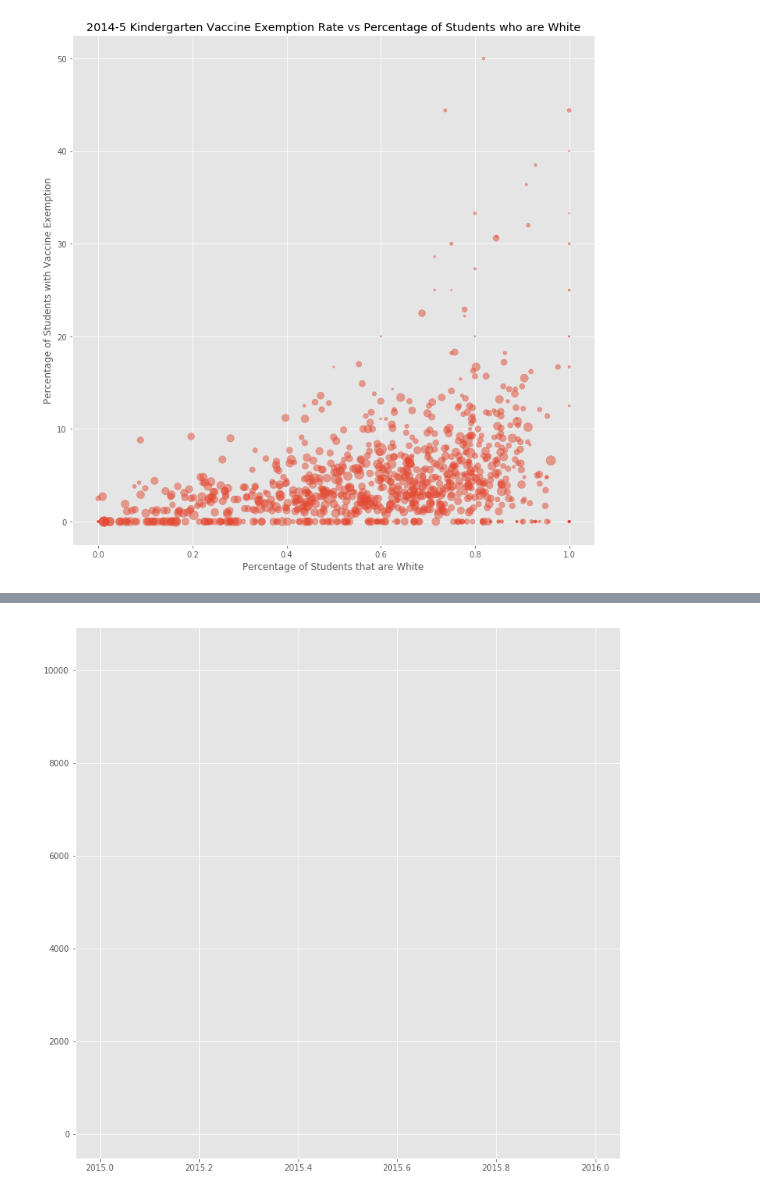
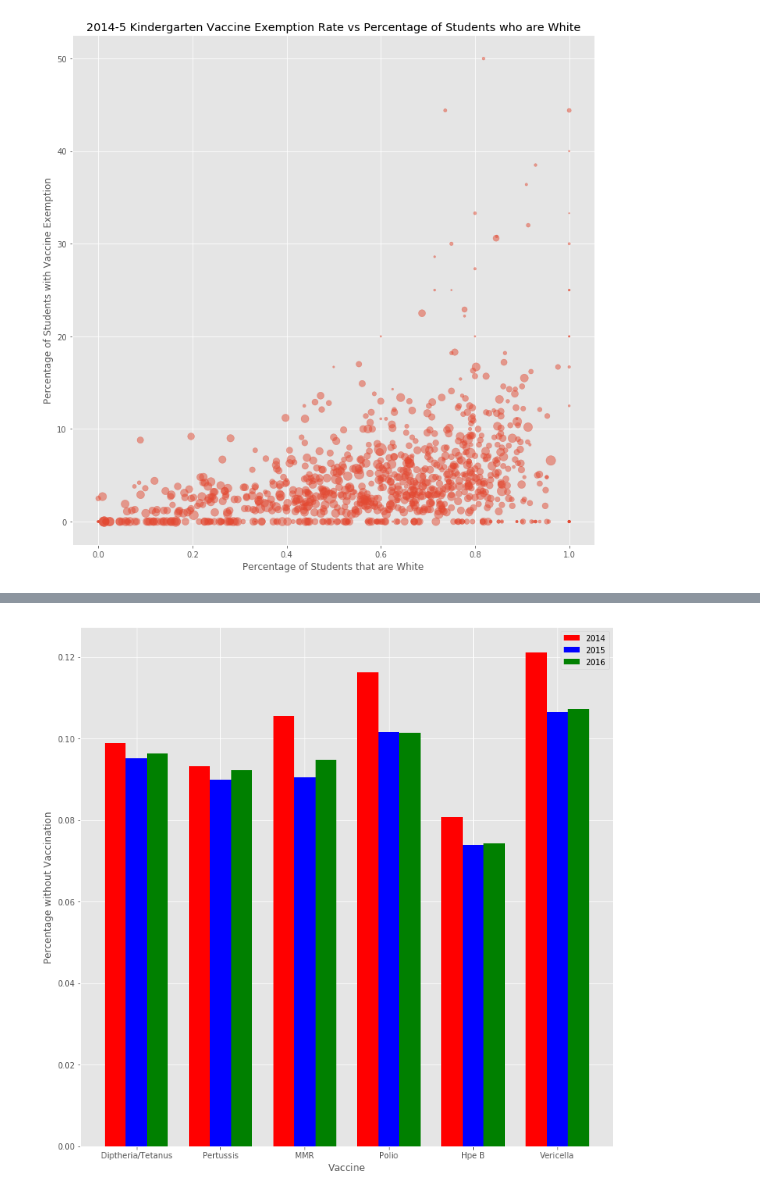
Before and after one commit to frischmuth/Washington-Immunization-Rates, a Jupyter notebook: Analysis.ipynb, the cells around one changed output, grey strips where cells are left out. Cells and saved outputs as stored; diff of their text form; code cells hidden in the pictures.

```diff
--- a/Analysis.ipynb
+++ b/Analysis.ipynb
@@ -101,17 +80,0 @@ Index(['School_Year', 'Enrollment', 'Percent_complete_for_all_immunizations',
-# %%
-fig = plt.figure(figsize = (12,12))
-
-years = [2014, 2015, 2016]
-
-data = [merged_kindergarten_data_45, merged_kindergarten_data_56, merged_kindergarten_data_67]
-vaccines = ['Number_incomplete_for_diphtheria_tetanus','Number_incomplete_for_pertussis','Number_incomplete_for_measles_mumps_rubella','Number_incomplete_for_polio', 'Number_incomplete_for_HepatitisB', 'Number_incomplete_for_varicella']
-
-
-for df in data:
-    for vaccine in vaccines:
-        plt.plot(year,df[vaccine].sum())
-
-fig = plt.plot(2015,p)
-# merged_kindergarten_data_45['Number_incomplete_for_diphtheria_tetanus'].sum()/merged_kindergarten_data_45['Enrollment'].sum()
-# %% [output]
-[figure, removed]
@@ -134,0 +81,28 @@ plt.show()
+# %%
+vaccines = {'Diptheria/Tetanus': 'Number_incomplete_for_diphtheria_tetanus', 'Pertussis': 'Number_incomplete_for_pertussis','MMR': 'Number_incomplete_for_measles_mumps_rubella','Polio': 'Number_incomplete_for_polio', 'Hpe B': 'Number_incomplete_for_HepatitisB', 'Vericella': 'Number_incomplete_for_varicella'}
+dataframes = [merged_kindergarten_data_45, merged_kindergarten_data_56, merged_kindergarten_data_67]
+years = [2014, 2015, 2016]
+data_2014, data_2015, data_2016 = [], [], []
+data_years = [data_2014, data_2015, data_2016]
+colors = ['red', 'blue', 'green']
+
+ind = np.arange(len(vaccines))
+width = 0.25
+
+fig, ax = plt.subplots(figsize=(12,12))
+
+for i, df_year in enumerate(dataframes): #three years
+    for j, (name, column) in enumerate(vaccines.items()): #six vaccines
+        data_years[i].append(df_year[column].sum()/df_year['Enrollment'].sum())
+        plt.bar(j+(i-.5) * width, data_years[i][j], width, label=years[i], color = colors[i])
+
+plt.xticks(ind + width/2, vaccines.keys())
+plt.xlabel('Vaccine')
+plt.ylabel('Percentage without Vaccination')
+
+from collections import OrderedDict
+handles, labels = plt.gca().get_legend_handles_labels()
+by_label = OrderedDict(zip(labels, handles))
+plt.legend(by_label.values(), by_label.keys());
+# %% [output]
+[figure, added]
```
Also changed, not shown: parts of 2 cells of this notebook, 1 other file.
